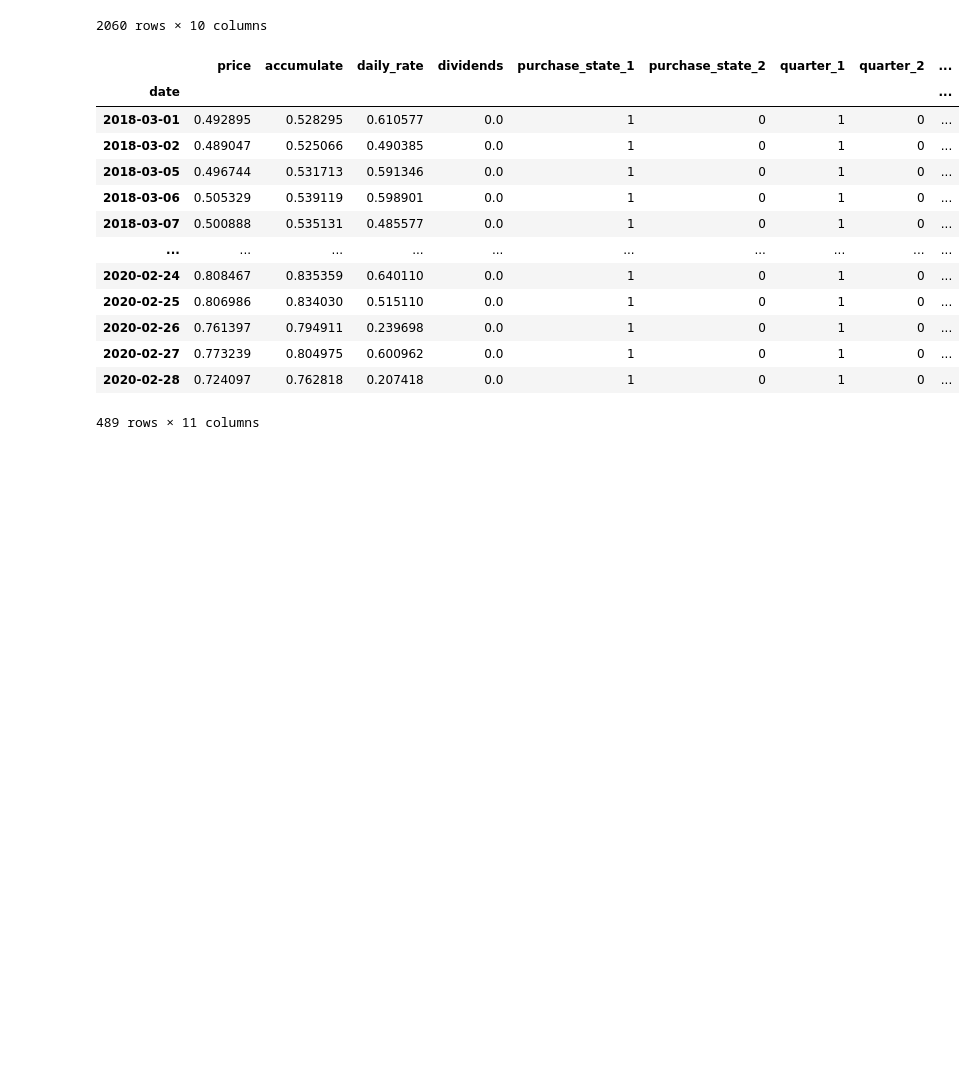
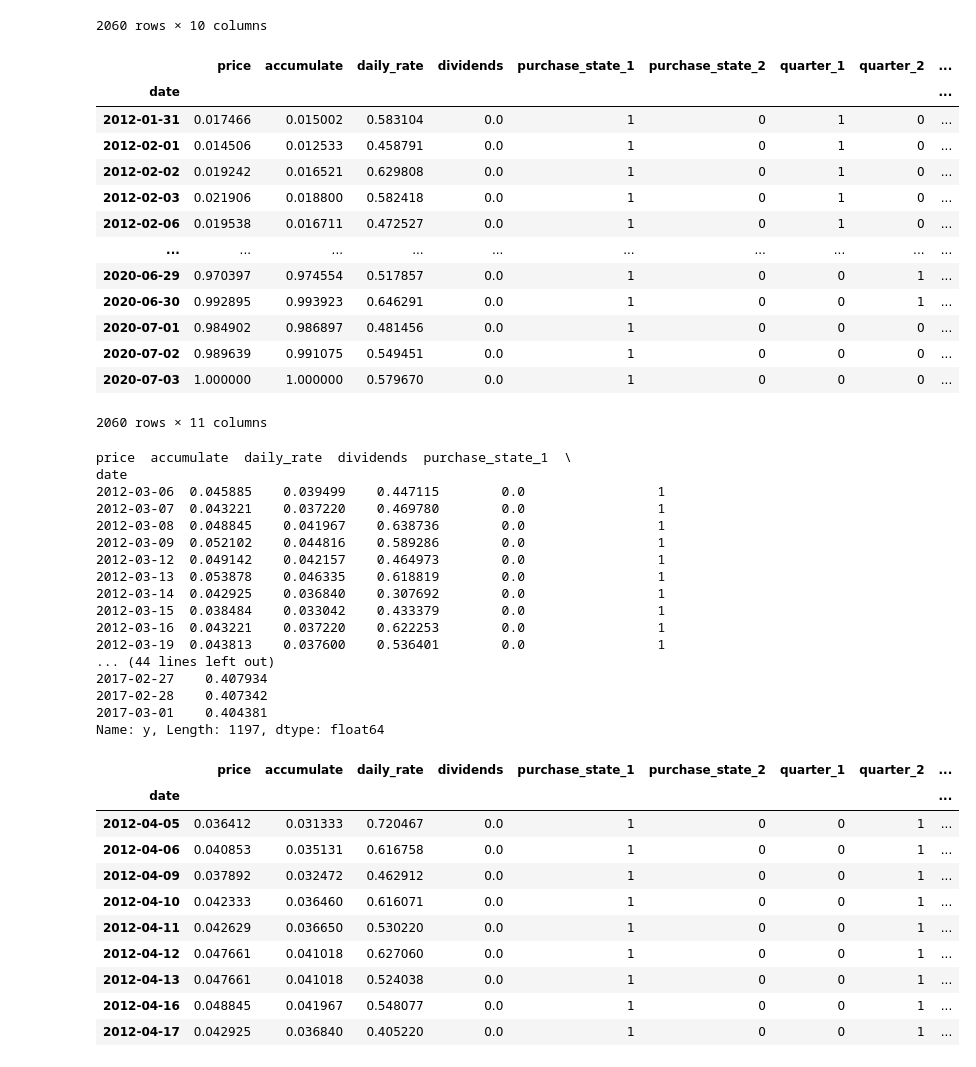
Before and after one commit to ZehuaLee/pricepredictor, a Jupyter notebook: strategies/SingleLSTM.ipynb, the cells around one changed output. Cells and saved outputs as stored; diff of their text form; code cells hidden in the pictures; blank space fills up the shorter version.

```diff
--- a/strategies/SingleLSTM.ipynb
+++ b/strategies/SingleLSTM.ipynb
@@ -383,23 +368,21 @@ raw_target_data
 # train set: 2012-3-1-->2017-3-1
 # verification set: 2017-3-1-->2018-3-1
 # test set: 2018-3-1-->2020-3-1
-raw_target_data['y'] = raw_target_data['price'].shift(5)
-train_data = raw_target_data.loc['2012-03-01':'2017-03-01']
-verify_data = raw_target_data.loc['2017-3-1':'2018-3-1']
-test_data = raw_target_data.loc['2018-3-1':'2020-3-1']
-test_data
+shift_target_data = raw_target_data
+shift_target_data['y'] = raw_target_data['price'].shift(-5)
+shift_target_data
 # %% [output]
 |  | price | accumulate | daily_rate | dividends | purchase_state_1 | purchase_state_2 | quarter_1 | quarter_2 | ... |
 | date |  |  |  |  |  |  |  |  | ... |
-| 2018-03-01 | 0.492895 | 0.528295 | 0.610577 | 0.0 | 1 | 0 | 1 | 0 | ... |
-| 2018-03-02 | 0.489047 | 0.525066 | 0.490385 | 0.0 | 1 | 0 | 1 | 0 | ... |
-| 2018-03-05 | 0.496744 | 0.531713 | 0.591346 | 0.0 | 1 | 0 | 1 | 0 | ... |
-| 2018-03-06 | 0.505329 | 0.539119 | 0.598901 | 0.0 | 1 | 0 | 1 | 0 | ... |
-| 2018-03-07 | 0.500888 | 0.535131 | 0.485577 | 0.0 | 1 | 0 | 1 | 0 | ... |
+| 2012-01-31 | 0.017466 | 0.015002 | 0.583104 | 0.0 | 1 | 0 | 1 | 0 | ... |
+| 2012-02-01 | 0.014506 | 0.012533 | 0.458791 | 0.0 | 1 | 0 | 1 | 0 | ... |
+| 2012-02-02 | 0.019242 | 0.016521 | 0.629808 | 0.0 | 1 | 0 | 1 | 0 | ... |
+| 2012-02-03 | 0.021906 | 0.018800 | 0.582418 | 0.0 | 1 | 0 | 1 | 0 | ... |
+| 2012-02-06 | 0.019538 | 0.016711 | 0.472527 | 0.0 | 1 | 0 | 1 | 0 | ... |
 | ... | ... | ... | ... | ... | ... | ... | ... | ... | ... |
-| 2020-02-24 | 0.808467 | 0.835359 | 0.640110 | 0.0 | 1 | 0 | 1 | 0 | ... |
-| 2020-02-25 | 0.806986 | 0.834030 | 0.515110 | 0.0 | 1 | 0 | 1 | 0 | ... |
-| 2020-02-26 | 0.761397 | 0.794911 | 0.239698 | 0.0 | 1 | 0 | 1 | 0 | ... |
-| 2020-02-27 | 0.773239 | 0.804975 | 0.600962 | 0.0 | 1 | 0 | 1 | 0 | ... |
-| 2020-02-28 | 0.724097 | 0.762818 | 0.207418 | 0.0 | 1 | 0 | 1 | 0 | ... |
+| 2020-06-29 | 0.970397 | 0.974554 | 0.517857 | 0.0 | 1 | 0 | 0 | 1 | ... |
+| 2020-06-30 | 0.992895 | 0.993923 | 0.646291 | 0.0 | 1 | 0 | 0 | 1 | ... |
+| 2020-07-01 | 0.984902 | 0.986897 | 0.481456 | 0.0 | 1 | 0 | 0 | 0 | ... |
+| 2020-07-02 | 0.989639 | 0.991075 | 0.549451 | 0.0 | 1 | 0 | 0 | 0 | ... |
+| 2020-07-03 | 1.000000 | 1.000000 | 0.579670 | 0.0 | 1 | 0 | 0 | 0 | ... |
-489 rows × 11 columns
+2060 rows × 11 columns
@@ -405,0 +393,48 @@ test_data
+# %%
+timestep = 20 # No data on Sunday and Saturday, therefore 20 days/month
+temp_train_x = [] # holding the train data x
+temp_verify_x = [] # holding the verify data x
+temp_test_x = [] # holding the test data x
+# input: data of past 30 days, output: price of 5 days later.
+
+for x in raw_train_y.index:
+    temp_train_x.append(shift_target_data.iloc[shift_target_data.index.get_loc(x)-timestep:shift_target_data.index.get_loc(x)+1][shift_target_data.columns[:-1]])
+
+for x in raw_verify_y.index:
+    temp_verify_x.append(shift_target_data.iloc[shift_target_data.index.get_loc(x)-timestep:shift_target_data.index.get_loc(x)+1][shift_target_data.columns[:-1]])
+
+for x in raw_test_y.index:
+    temp_test_x.append(shift_target_data.iloc[shift_target_data.index.get_loc(x)-timestep:shift_target_data.index.get_loc(x)+1][shift_target_data.columns[:-1]])
+
+print(temp_train_x[0])
+print(raw_train_y)
+shift_target_data[45:54]
+# %% [output]
+price  accumulate  daily_rate  dividends  purchase_state_1  \
+date
+2012-03-06  0.045885    0.039499    0.447115        0.0                 1
+2012-03-07  0.043221    0.037220    0.469780        0.0                 1
+2012-03-08  0.048845    0.041967    0.638736        0.0                 1
+2012-03-09  0.052102    0.044816    0.589286        0.0                 1
+2012-03-12  0.049142    0.042157    0.464973        0.0                 1
+2012-03-13  0.053878    0.046335    0.618819        0.0                 1
+2012-03-14  0.042925    0.036840    0.307692        0.0                 1
+2012-03-15  0.038484    0.033042    0.433379        0.0                 1
+2012-03-16  0.043221    0.037220    0.622253        0.0                 1
+2012-03-19  0.043813    0.037600    0.536401        0.0                 1
+... (44 lines left out)
+2017-02-27    0.407934
+2017-02-28    0.407342
+2017-03-01    0.404381
+Name: y, Length: 1197, dtype: float64
+|  | price | accumulate | daily_rate | dividends | purchase_state_1 | purchase_state_2 | quarter_1 | quarter_2 | ... |
+| date |  |  |  |  |  |  |  |  | ... |
+| 2012-04-05 | 0.036412 | 0.031333 | 0.720467 | 0.0 | 1 | 0 | 0 | 1 | ... |
+| 2012-04-06 | 0.040853 | 0.035131 | 0.616758 | 0.0 | 1 | 0 | 0 | 1 | ... |
+| 2012-04-09 | 0.037892 | 0.032472 | 0.462912 | 0.0 | 1 | 0 | 0 | 1 | ... |
+| 2012-04-10 | 0.042333 | 0.036460 | 0.616071 | 0.0 | 1 | 0 | 0 | 1 | ... |
+| 2012-04-11 | 0.042629 | 0.036650 | 0.530220 | 0.0 | 1 | 0 | 0 | 1 | ... |
+| 2012-04-12 | 0.047661 | 0.041018 | 0.627060 | 0.0 | 1 | 0 | 0 | 1 | ... |
+| 2012-04-13 | 0.047661 | 0.041018 | 0.524038 | 0.0 | 1 | 0 | 0 | 1 | ... |
+| 2012-04-16 | 0.048845 | 0.041967 | 0.548077 | 0.0 | 1 | 0 | 0 | 1 | ... |
+| 2012-04-17 | 0.042925 | 0.036840 | 0.405220 | 0.0 | 1 | 0 | 0 | 1 | ... |
```
Also changed, not shown: parts of 24 cells of this notebook.
